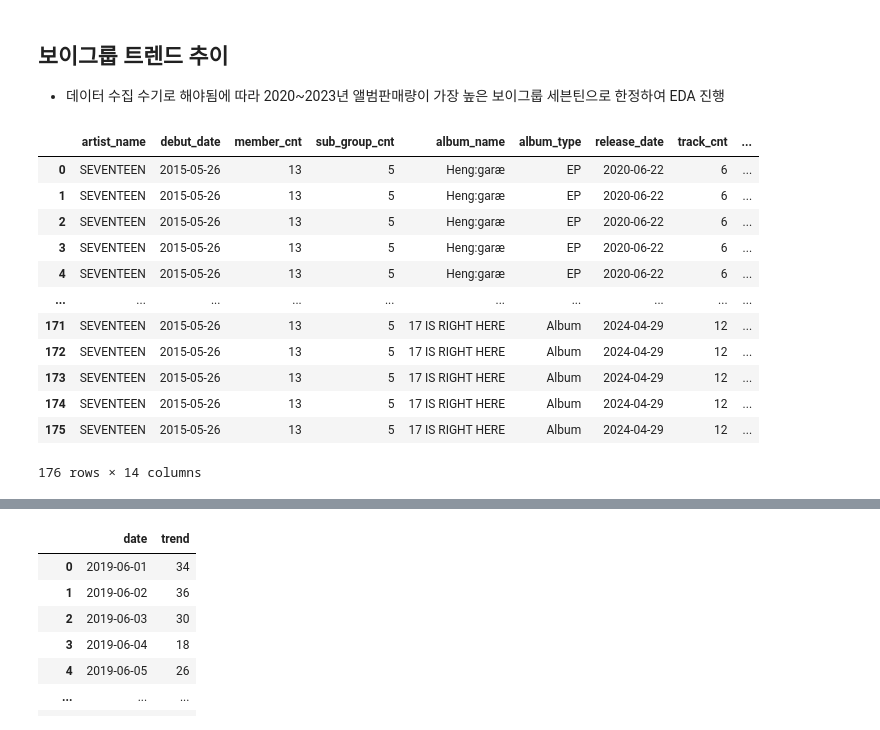
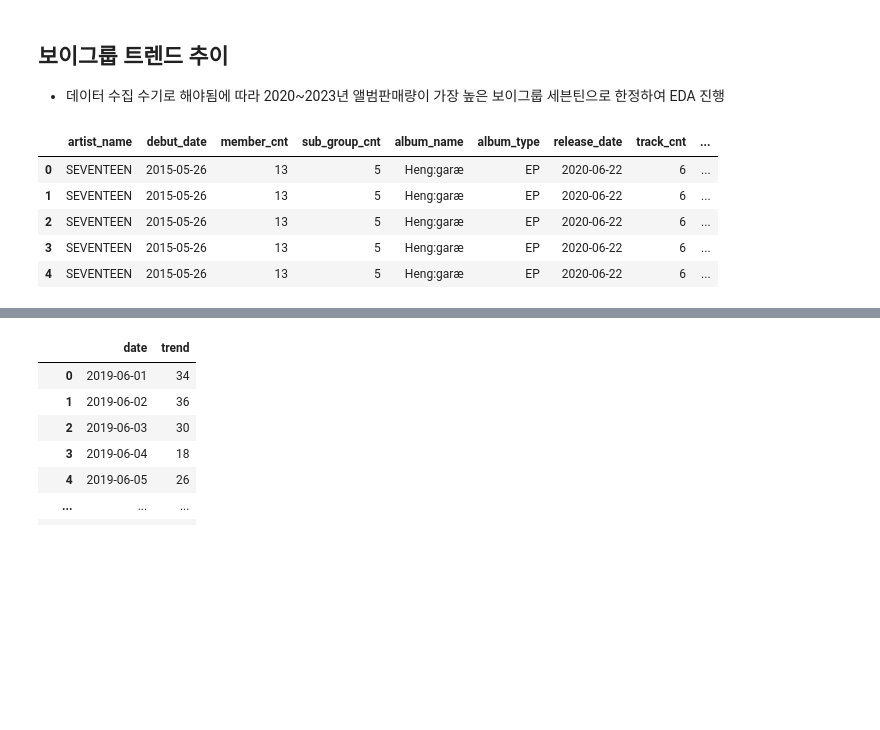
Before and after one commit to lucio-karin0506/Artist_Trend_Analysis, a Jupyter notebook: eda/google_trend_eda.ipynb, the cells around one changed output, grey strips where cells are left out. Drawn from its saved outputs; the diff is of its cells as text; code cells hidden in the pictures; blank space fills up the shorter version.

```diff
--- a/eda/google_trend_eda.ipynb
+++ b/eda/google_trend_eda.ipynb
@@ -426,18 +457,11 @@ def show_daily_trends(single_trend_df, single_artist_df):
 * 데이터 수집 수기로 해야됨에 따라 2020~2023년 앨범판매량이 가장 높은 보이그룹 세븐틴으로 한정하여 EDA 진행
 # %%
 seventeen_df = get_single_artist_df('SEVENTEEN')
-seventeen_df
+seventeen_df.head()
 # %% [output]
 |  | artist_name | debut_date | member_cnt | sub_group_cnt | album_name | album_type | release_date | track_cnt | ... |
 | 0 | SEVENTEEN | 2015-05-26 | 13 | 5 | Heng:garæ | EP | 2020-06-22 | 6 | ... |
 | 1 | SEVENTEEN | 2015-05-26 | 13 | 5 | Heng:garæ | EP | 2020-06-22 | 6 | ... |
 | 2 | SEVENTEEN | 2015-05-26 | 13 | 5 | Heng:garæ | EP | 2020-06-22 | 6 | ... |
 | 3 | SEVENTEEN | 2015-05-26 | 13 | 5 | Heng:garæ | EP | 2020-06-22 | 6 | ... |
 | 4 | SEVENTEEN | 2015-05-26 | 13 | 5 | Heng:garæ | EP | 2020-06-22 | 6 | ... |
-| ... | ... | ... | ... | ... | ... | ... | ... | ... | ... |
-| 171 | SEVENTEEN | 2015-05-26 | 13 | 5 | 17 IS RIGHT HERE | Album | 2024-04-29 | 12 | ... |
-| 172 | SEVENTEEN | 2015-05-26 | 13 | 5 | 17 IS RIGHT HERE | Album | 2024-04-29 | 12 | ... |
-| 173 | SEVENTEEN | 2015-05-26 | 13 | 5 | 17 IS RIGHT HERE | Album | 2024-04-29 | 12 | ... |
-| 174 | SEVENTEEN | 2015-05-26 | 13 | 5 | 17 IS RIGHT HERE | Album | 2024-04-29 | 12 | ... |
-| 175 | SEVENTEEN | 2015-05-26 | 13 | 5 | 17 IS RIGHT HERE | Album | 2024-04-29 | 12 | ... |
-176 rows × 14 columns
```
Also changed, not shown: parts of 16 cells of this notebook.
